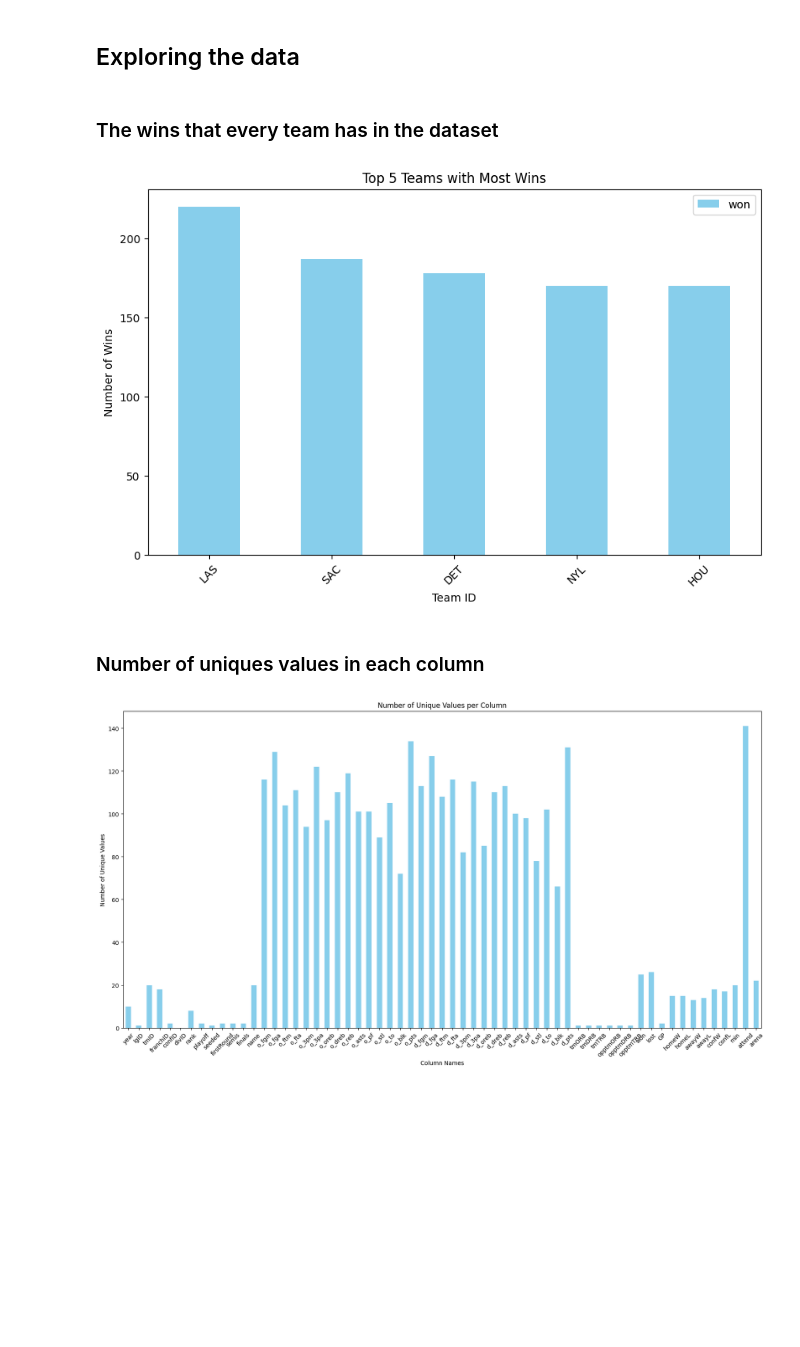
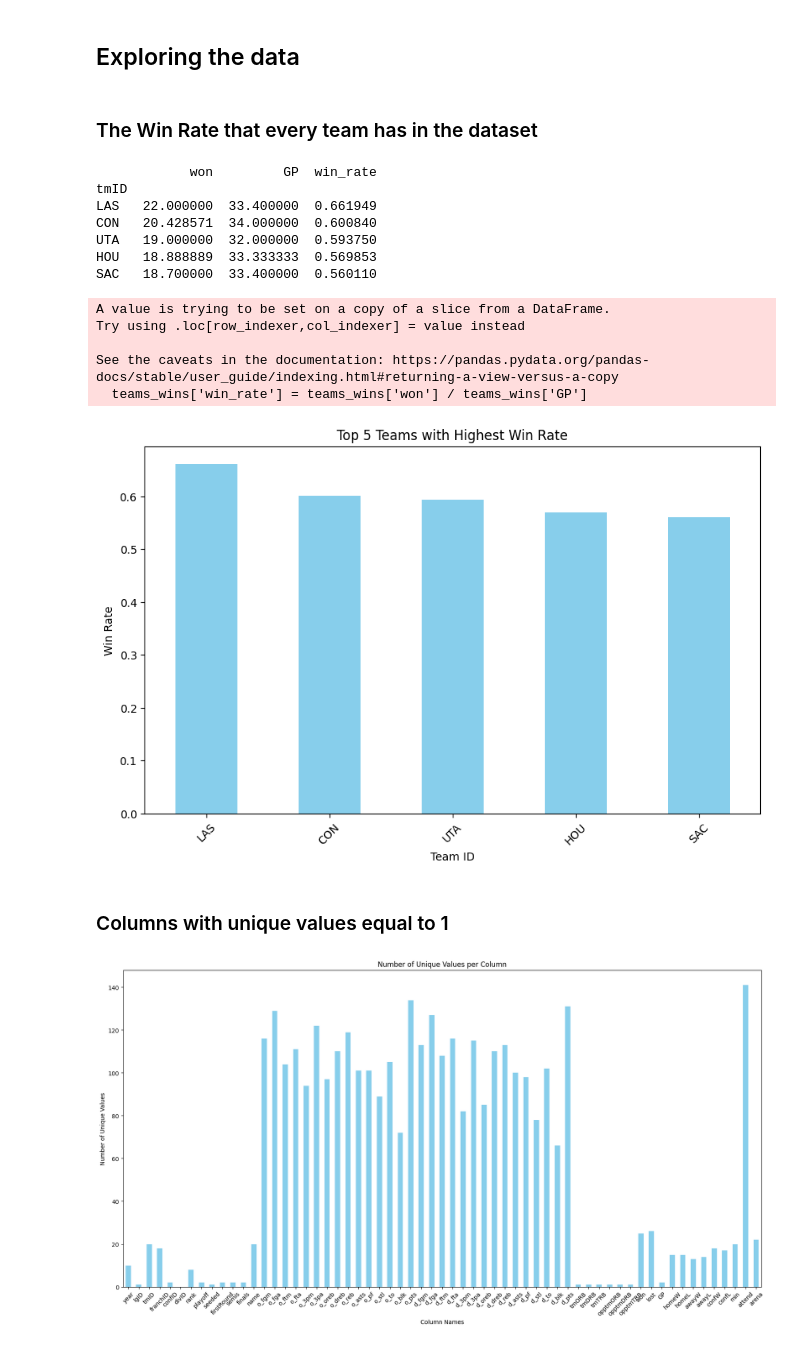
Before and after one commit to JoaoPadrao/AC-Project, a Jupyter notebook: exploring.ipynb, the cells around one changed output. Drawn from its saved outputs; the diff is of its cells as text; code cells hidden in the pictures; blank space fills up the shorter version.

```diff
--- a/exploring.ipynb
+++ b/exploring.ipynb
@@ -12,24 +12,39 @@ series_post = pd.read_csv('data/original/series_post.csv')
 awards_players = pd.read_csv('data/original/awards_players.csv')
 teams_post = pd.read_csv('data/original/teams_post.csv')
 # %% [markdown]
-### The wins that every team has in the dataset
+### The Win Rate that every team has in the dataset
 # %%
-teams_wins = teams[['tmID', 'won']]
-teams_wins = teams_wins.groupby('tmID').sum()
+teams_wins = teams[['tmID', 'won', 'GP']]
+teams_wins['win_rate'] = teams_wins['won'] / teams_wins['GP']
 
-top_5_teams_wins = teams_wins.sort_values(by='won', ascending=False).head(5)
+teams_wins = teams_wins.groupby('tmID').mean()
 
-top_5_teams_wins.plot(kind='bar', figsize=(10, 6), color='skyblue')
+top_5_teams_winrate = teams_wins.sort_values(by='win_rate', ascending=False).head(5)
 
+top_5_teams_winrate['win_rate'].plot(kind='bar', figsize=(10, 6), color='skyblue')
+
+print(top_5_teams_winrate)
 plt.xlabel('Team ID')
-plt.ylabel('Number of Wins')
-plt.title('Top 5 Teams with Most Wins')
+plt.ylabel('Win Rate')
+plt.title('Top 5 Teams with Highest Win Rate')
 
 plt.xticks(rotation=45)
 
 plt.show()
 # %% [output]
+            won         GP  win_rate
+tmID
+LAS   22.000000  33.400000  0.661949
+CON   20.428571  34.000000  0.600840
+UTA   19.000000  32.000000  0.593750
+HOU   18.888889  33.333333  0.569853
+SAC   18.700000  33.400000  0.560110
+A value is trying to be set on a copy of a slice from a DataFrame.
+Try using .loc[row_indexer,col_indexer] = value instead
+
+See the caveats in the documentation: https://pandas.pydata.org/pandas-docs/stable/user_guide/indexing.html#returning-a-view-versus-a-copy
+  teams_wins['win_rate'] = teams_wins['won'] / teams_wins['GP']
-[figure, old version]
+[figure, new version]
-# %% [markdown]
-### Number of uniques values in each column
+# %% [markdown]
+### Columns with unique values equal to 1
 # %%
```
Also changed, not shown: parts of 4 cells of this notebook, 7 other files.
